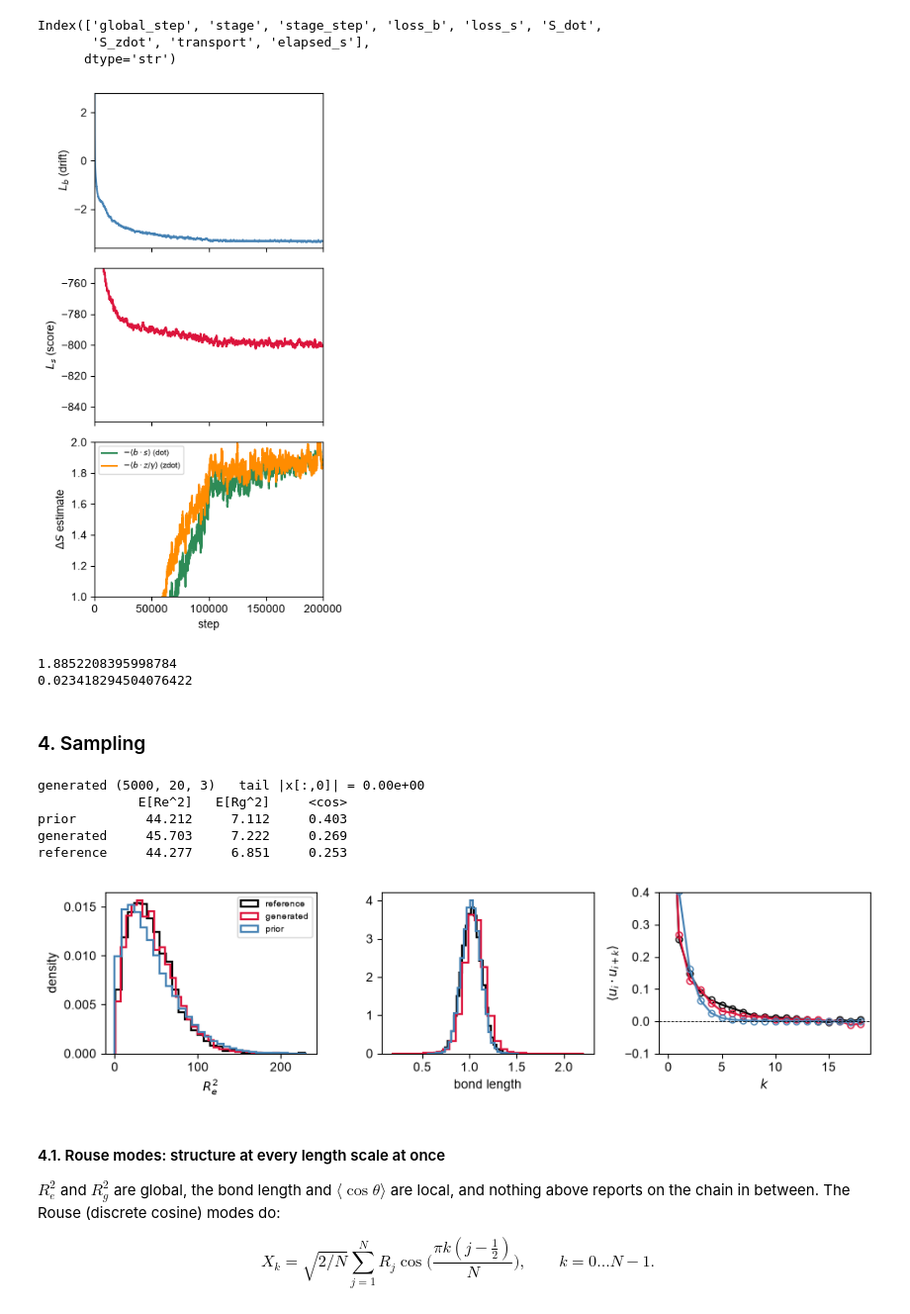
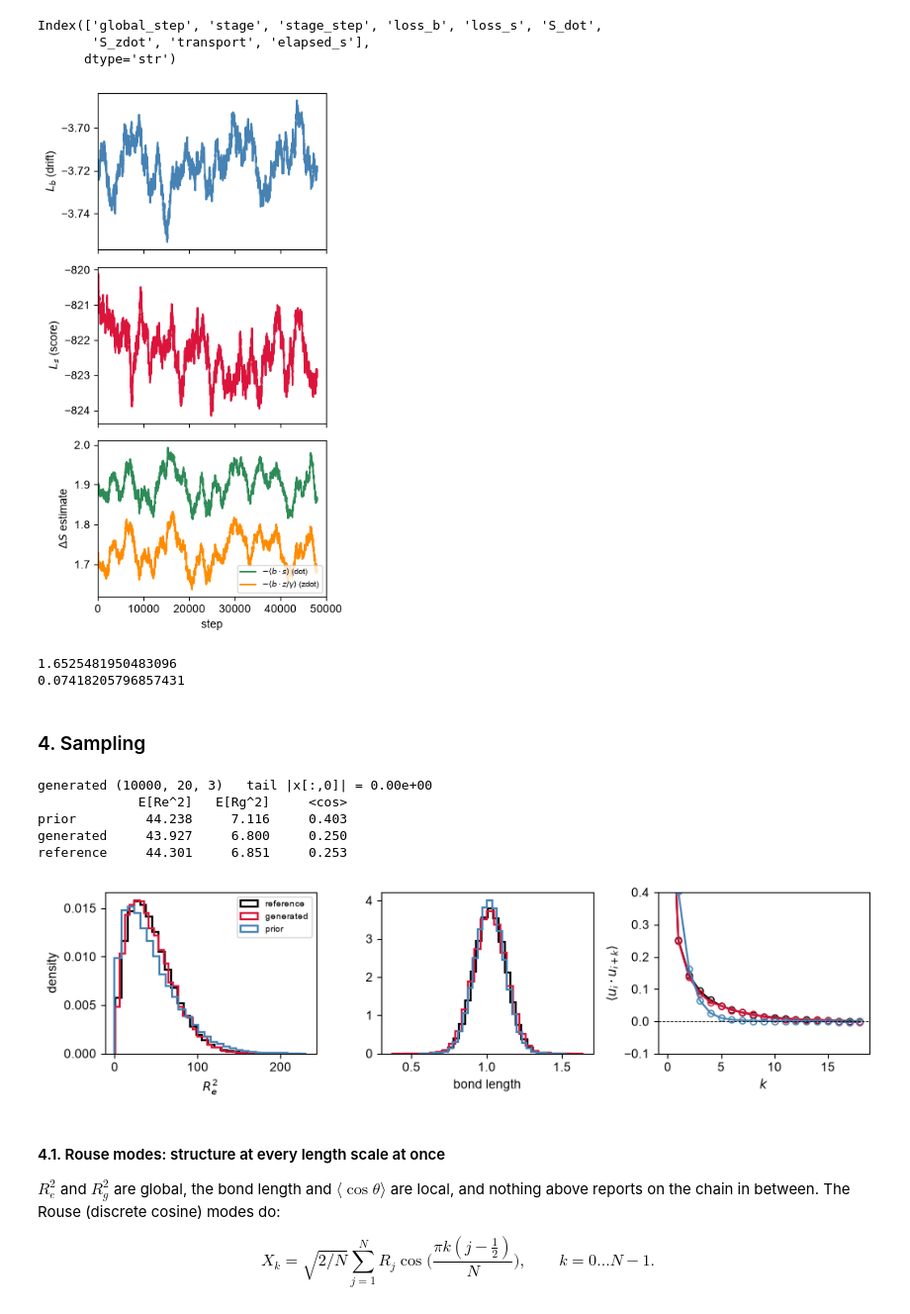
Before and after one commit to Rauscher-Group/eesi, a Jupyter notebook: experiments/TAP/TAP.ipynb, the cells around one changed output. Shown at 99% size. Saved outputs shown, nothing was run; the diff lists cells and outputs as text; code cells hidden in the pictures.

```diff
--- a/experiments/TAP/TAP.ipynb
+++ b/experiments/TAP/TAP.ipynb
@@ -373,7 +375,7 @@ print(f"saved tap_{{b,s}}_si_N{N}_B{batch_size}.pth")
 htot = np.load("tap_train_hist.npy")
 hist_b, hist_s, ent_dot, ent_zdot = map(np.asarray, zip(*htot))
 # %%
-df = pd.read_csv("../../runs/tap_long/history.csv")
+df = pd.read_csv("../../runs/tap_Pe0p1/history.csv")
 df.columns
 # %% [output]
 Index(['global_step', 'stage', 'stage_step', 'loss_b', 'loss_s', 'S_dot',
@@ -382,37 +384,37 @@ Index(['global_step', 'stage', 'stage_step', 'loss_b', 'loss_s', 'S_dot',
 # %%
 hist_b = df.loss_b
 hist_s = df.loss_s
 ent_dot = df.S_dot
 ent_zdot = df.S_zdot
 
 fig, ax = plt.subplots(3, 1, sharex=True, figsize=(4, 7))
-ax[0].plot(smooth(hist_b,1000), c="steelblue"); ax[0].set_ylabel(r"$L_b$ (drift)")
-ax[1].plot(smooth(hist_s,1000), c="crimson");   ax[1].set_ylabel(r"$L_s$ (score)")
+ax[0].plot(smooth(hist_b,2000), c="steelblue"); ax[0].set_ylabel(r"$L_b$ (drift)")
+ax[1].plot(smooth(hist_s,2000), c="crimson");   ax[1].set_ylabel(r"$L_s$ (score)")
 # The two entropy channels differ only in which score enters -b.s: the learned net_s
 # ("dot") or the exact conditional score -z/gamma ("zdot"). "zdot" is unbiased for the
 # TRUE score whatever net_s has learned, so a persistent gap between the traces is a
 # statement about net_s, not about the estimator. There is no dF reference line here --
 # an active polymer has no target potential to reweight against.
-ax[2].plot(smooth(ent_dot,1000),  c="seagreen", label=r"$-\langle b\cdot s\rangle$ (dot)")
-ax[2].plot(smooth(ent_zdot,1000), c="darkorange", label=r"$-\langle b\cdot z/\gamma\rangle$ (zdot)")
+ax[2].plot(smooth(ent_dot,2000),  c="seagreen", label=r"$-\langle b\cdot s\rangle$ (dot)")
+ax[2].plot(smooth(ent_zdot,2000), c="darkorange", label=r"$-\langle b\cdot z/\gamma\rangle$ (zdot)")
 ax[2].set_ylabel(r"$\Delta S$ estimate"); ax[2].legend(fontsize=7)
 ax[2].set_xlabel("step")
 #for a in ax: a.set_yscale("symlog")
-ax[0].set_ylim(-3.6,2.8)
-ax[1].set_ylim(-850,-750)
-ax[2].set_ylim(1,2)
-ax[2].set_xlim(0,200000)
+#ax[0].set_ylim(-4,-3)
+#ax[1].set_ylim(-850,-750)
+#ax[2].set_ylim(0,2.25)
+ax[2].set_xlim(0,50000)
 plt.tight_layout(); plt.show()
 # %% [output]
-[figure, old version]
+[figure, new version]
 # %%
 bootstrap = lambda data: np.mean(np.random.choice(data,len(data),replace=True))
-straps = np.array([bootstrap(ent_zdot[-10000:]) for _ in range(10000)])
+straps = np.array([bootstrap(ent_zdot[-1000:]) for _ in range(10000)])
 print(np.mean(straps))
 print(1.96*np.std(straps))
 # %% [output]
-1.8852208395998784
-0.023418294504076422
+1.6525481950483096
+0.07418205796857431
 # %% [markdown]
 ### 4. Sampling
 # %%
@@ -420,8 +422,8 @@ torch.manual_seed(4)
 
 x0 = sample_prior(100_000, K_BOND, B_BOND, GAMMA_BEND, COS_THETA_0,
                   n_particles=N, device=device)
-n_gen = 5_000
-x_gen = chunked(lambda c: rk4_sample(model.net_b, c, n_steps=100), x0[:n_gen])
+x_gen = np.load("../../runs/tap_Pe0_train/samples/x_gen_g400000_n10000.npy")
+x_gen = torch.tensor(x_gen)
 
 print(f"generated {tuple(x_gen.shape)}   tail |x[:,0]| = {x_gen[:,0].abs().max():.2e}")
 print(f"{'':<10}{'E[Re^2]':>10}{'E[Rg^2]':>10}{'<cos>':>10}")
@@ -429,13 +431,13 @@ for name, s in [("prior", x0), ("generated", x_gen), ("reference", x1)]:
     print(f"{name:<10}{end_to_end_sq(s).mean():10.3f}{gyration_sq(s).mean():10.3f}"
           f"{bond_cosines(s).mean():10.3f}")
 # %% [output]
-generated (5000, 20, 3)   tail |x[:,0]| = 0.00e+00
+generated (10000, 20, 3)   tail |x[:,0]| = 0.00e+00
              E[Re^2]   E[Rg^2]     <cos>
-prior         44.212     7.112     0.403
-generated     45.703     7.222     0.269
-reference     44.277     6.851     0.253
+prior         44.238     7.116     0.403
+generated     43.927     6.800     0.250
+reference     44.301     6.851     0.253
 # %%
-series = [(x1[:n_gen], "reference", "k"), (x_gen, "generated", "crimson") ,
+series = [(x1, "reference", "k"), (x_gen, "generated", "crimson") ,
           (x0,        "prior",     "steelblue")]
 
 fig, ax = plt.subplots(1, 3, figsize=(9.5, 2.6))
@@ -452,7 +454,7 @@ ax[2].set_ylim(-0.1,0.4)
 ax[0].set_ylabel("density"); ax[0].legend(fontsize=7)
 plt.tight_layout(); plt.show()
 # %% [output]
-[figure, old version]
+[figure, new version]
 # %% [markdown]
 #### 4.1. Rouse modes: structure at every length scale at once
 
```
Also changed, not shown: parts of 13 cells of this notebook, 57 other files.
